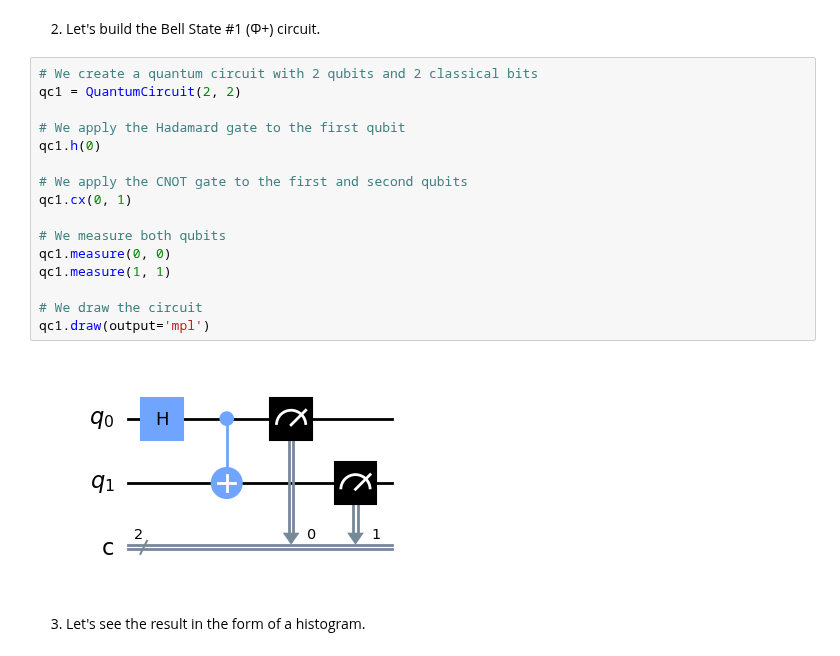
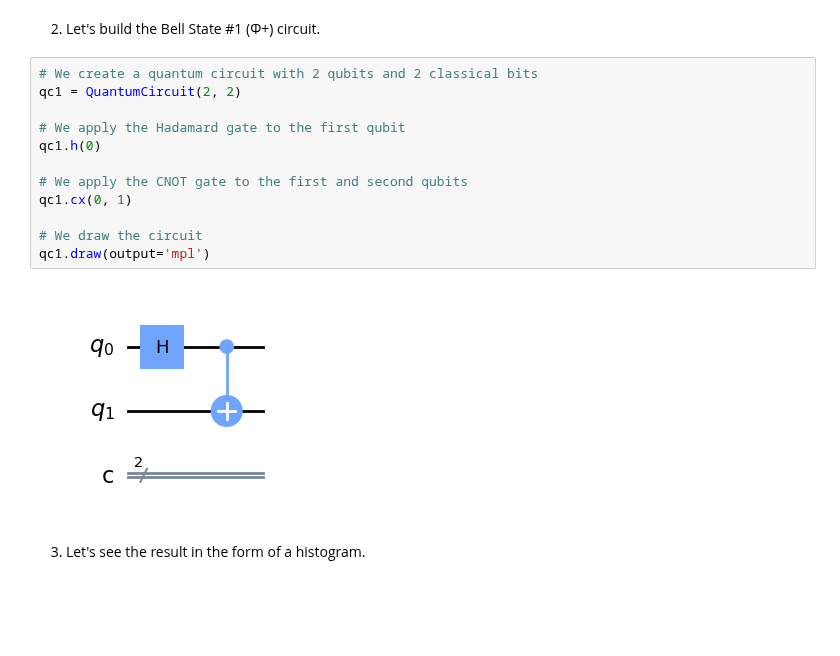
Before and after one commit to ahkatlio/QHSO_Basics_of_Qiskit, a Jupyter notebook: Books/Fundamentals/Basic_Gates/Bell.ipynb, the cells around one changed output. Drawn from its saved outputs; the diff is of its cells as text; blank space fills up the shorter version.

```diff
--- a/Books/Fundamentals/Basic_Gates/Bell.ipynb
+++ b/Books/Fundamentals/Basic_Gates/Bell.ipynb
@@ -91,21 +91,17 @@ from qiskit.visualization import plot_histogram, plot_state_qsphere
 # %%
 # We create a quantum circuit with 2 qubits and 2 classical bits
 qc1 = QuantumCircuit(2, 2)
 
 # We apply the Hadamard gate to the first qubit
 qc1.h(0)
 
 # We apply the CNOT gate to the first and second qubits
 qc1.cx(0, 1)
 
-# We measure both qubits
-qc1.measure(0, 0)
-qc1.measure(1, 1)
-
 # We draw the circuit
 qc1.draw(output='mpl')
 # %% [output]
-[figure, old version]
+[figure, new version]
 # %% [markdown]
 3) Let's see the result in the form of a histogram.
 # %%
```
Also changed, not shown: parts of 18 cells of this notebook.
